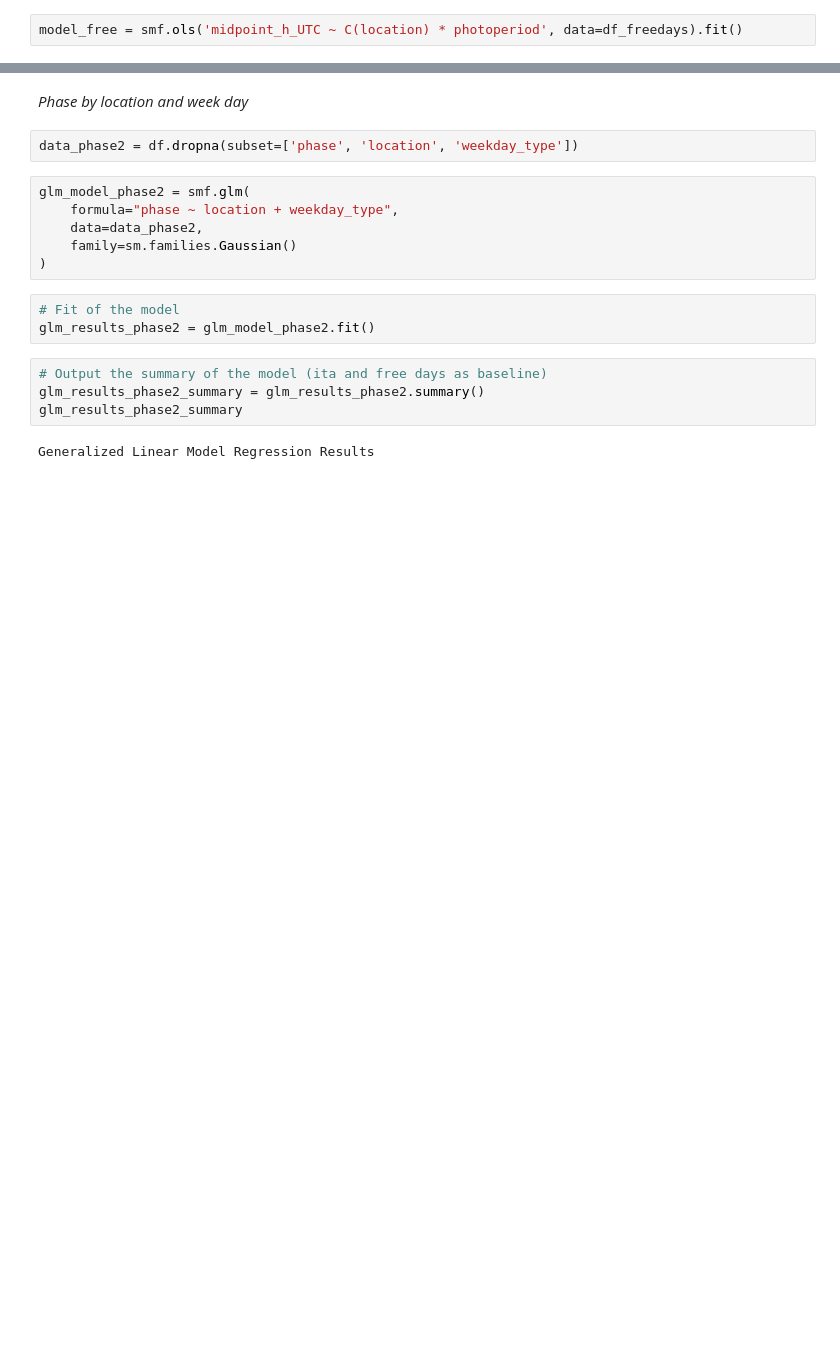
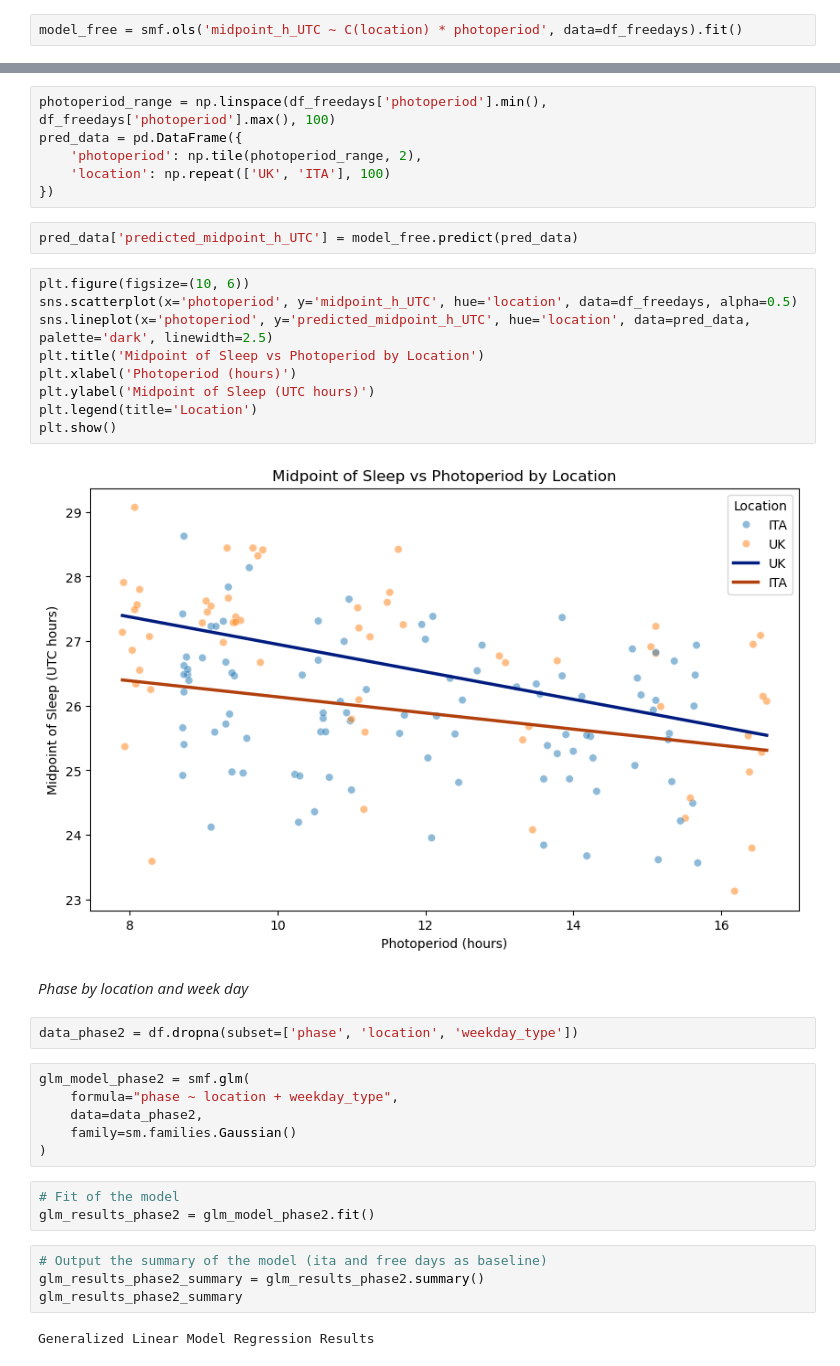
Before and after one commit to Gianluca-cnd/Case_report_uk_VS_ita, a Jupyter notebook: jetlag_UTC.ipynb, the cells around one changed output, grey strips where cells are left out. Cells and saved outputs as stored; diff of their text form; blank space fills up the shorter version.

```diff
--- a/jetlag_UTC.ipynb
+++ b/jetlag_UTC.ipynb
@@ -871,6 +890,25 @@ OLS Regression Results
 | Kurtosis: | 3.186 | Cond. No. | 138. |
 Notes:
 [1] Standard Errors assume that the covariance matrix of the errors is correctly specified.
+# %%
+photoperiod_range = np.linspace(df_freedays['photoperiod'].min(), df_freedays['photoperiod'].max(), 100)
+pred_data = pd.DataFrame({
+    'photoperiod': np.tile(photoperiod_range, 2),
+    'location': np.repeat(['UK', 'ITA'], 100)
+})
+# %%
+pred_data['predicted_midpoint_h_UTC'] = model_free.predict(pred_data)
+# %%
+plt.figure(figsize=(10, 6))
+sns.scatterplot(x='photoperiod', y='midpoint_h_UTC', hue='location', data=df_freedays, alpha=0.5)
+sns.lineplot(x='photoperiod', y='predicted_midpoint_h_UTC', hue='location', data=pred_data, palette='dark', linewidth=2.5)
+plt.title('Midpoint of Sleep vs Photoperiod by Location')
+plt.xlabel('Photoperiod (hours)')
+plt.ylabel('Midpoint of Sleep (UTC hours)')
+plt.legend(title='Location')
+plt.show()
+# %% [output]
+[figure, added]
 # %% [markdown]
 _Phase by location and week day_
 # %%
```
Also changed, not shown: parts of 11 cells of this notebook.
